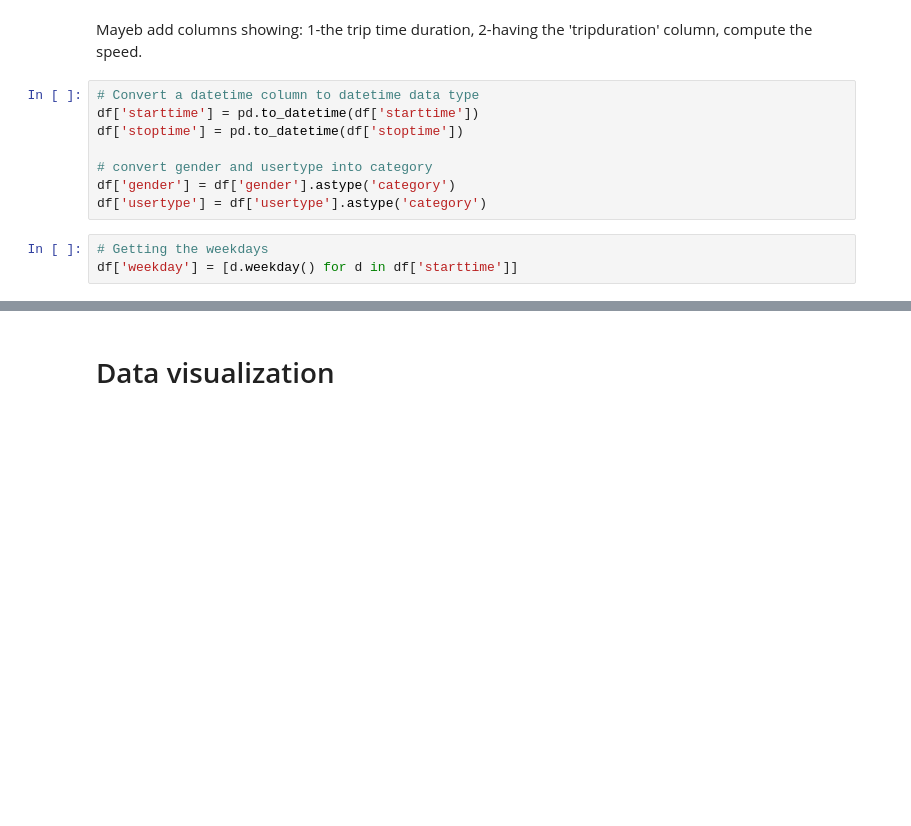
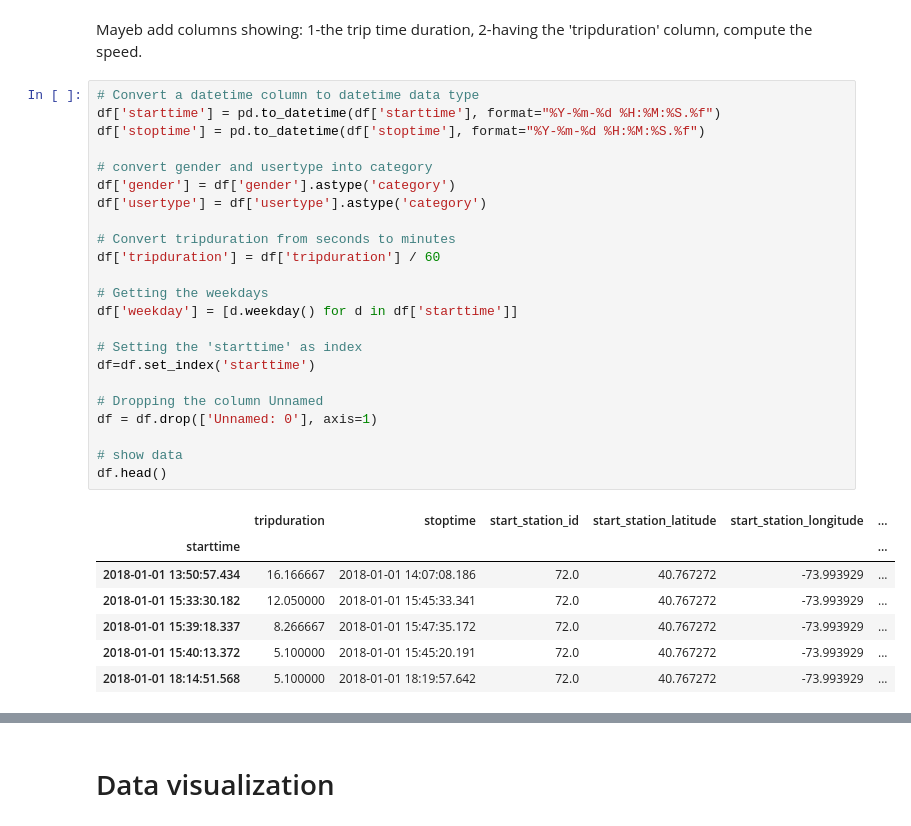
Before and after one commit to IlaAmini/Business-Analytics, a Jupyter notebook: main.ipynb, the cells around one changed output, grey strips where cells are left out. Saved outputs shown, nothing was run; the diff lists cells and outputs as text; blank space fills up the shorter version.

```diff
--- a/main.ipynb
+++ b/main.ipynb
@@ -149,12 +178,32 @@ available values (classes) for the gender column = ['Subscriber' 'Customer']
 Mayeb add columns showing: 1-the trip time duration,  2-having the 'tripduration' column, compute the speed.
 # %%
 # Convert a datetime column to datetime data type
-df['starttime'] = pd.to_datetime(df['starttime'])
-df['stoptime'] = pd.to_datetime(df['stoptime'])
+df['starttime'] = pd.to_datetime(df['starttime'], format="%Y-%m-%d %H:%M:%S.%f")
+df['stoptime'] = pd.to_datetime(df['stoptime'], format="%Y-%m-%d %H:%M:%S.%f")
 
 # convert gender and usertype into category
 df['gender'] = df['gender'].astype('category')
 df['usertype'] = df['usertype'].astype('category')
+
+# Convert tripduration from seconds to minutes
+df['tripduration'] = df['tripduration'] / 60
+
+# Getting the weekdays
+df['weekday'] = [d.weekday() for d in df['starttime']]
+
+# Setting the 'starttime' as index
+df=df.set_index('starttime')
+
+# Dropping the column Unnamed
+df = df.drop(['Unnamed: 0'], axis=1)
+
+# show data
+df.head()
+# %% [output]
+|  | tripduration | stoptime | start_station_id | start_station_latitude | start_station_longitude | ... |
+| starttime |  |  |  |  |  | ... |
+| 2018-01-01 13:50:57.434 | 16.166667 | 2018-01-01 14:07:08.186 | 72.0 | 40.767272 | -73.993929 | ... |
+| 2018-01-01 15:33:30.182 | 12.050000 | 2018-01-01 15:45:33.341 | 72.0 | 40.767272 | -73.993929 | ... |
+| 2018-01-01 15:39:18.337 | 8.266667 | 2018-01-01 15:47:35.172 | 72.0 | 40.767272 | -73.993929 | ... |
+| 2018-01-01 15:40:13.372 | 5.100000 | 2018-01-01 15:45:20.191 | 72.0 | 40.767272 | -73.993929 | ... |
+| 2018-01-01 18:14:51.568 | 5.100000 | 2018-01-01 18:19:57.642 | 72.0 | 40.767272 | -73.993929 | ... |
-# %%
-# Getting the weekdays
-df['weekday'] = [d.weekday() for d in df['starttime']]
```
Also changed, not shown: parts of 10 cells of this notebook.
